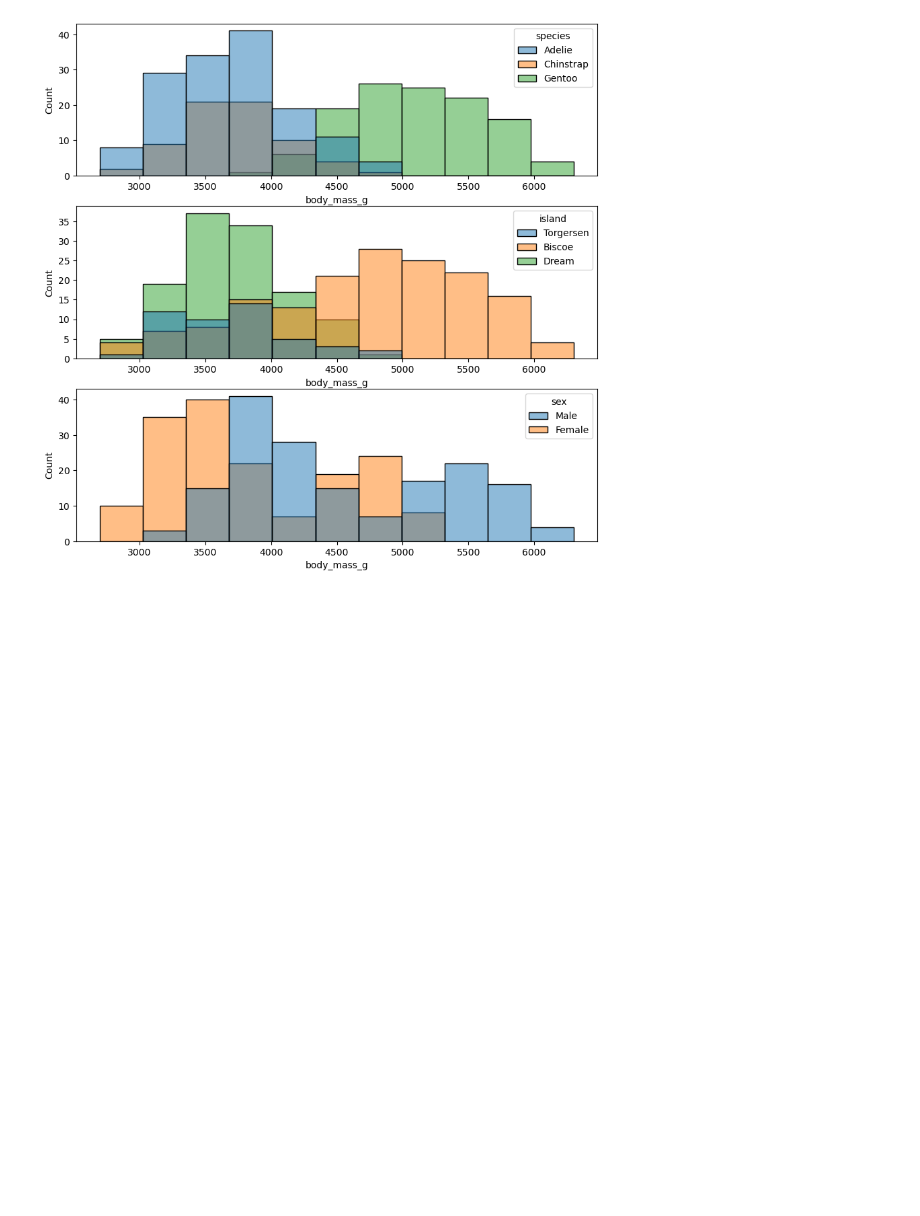
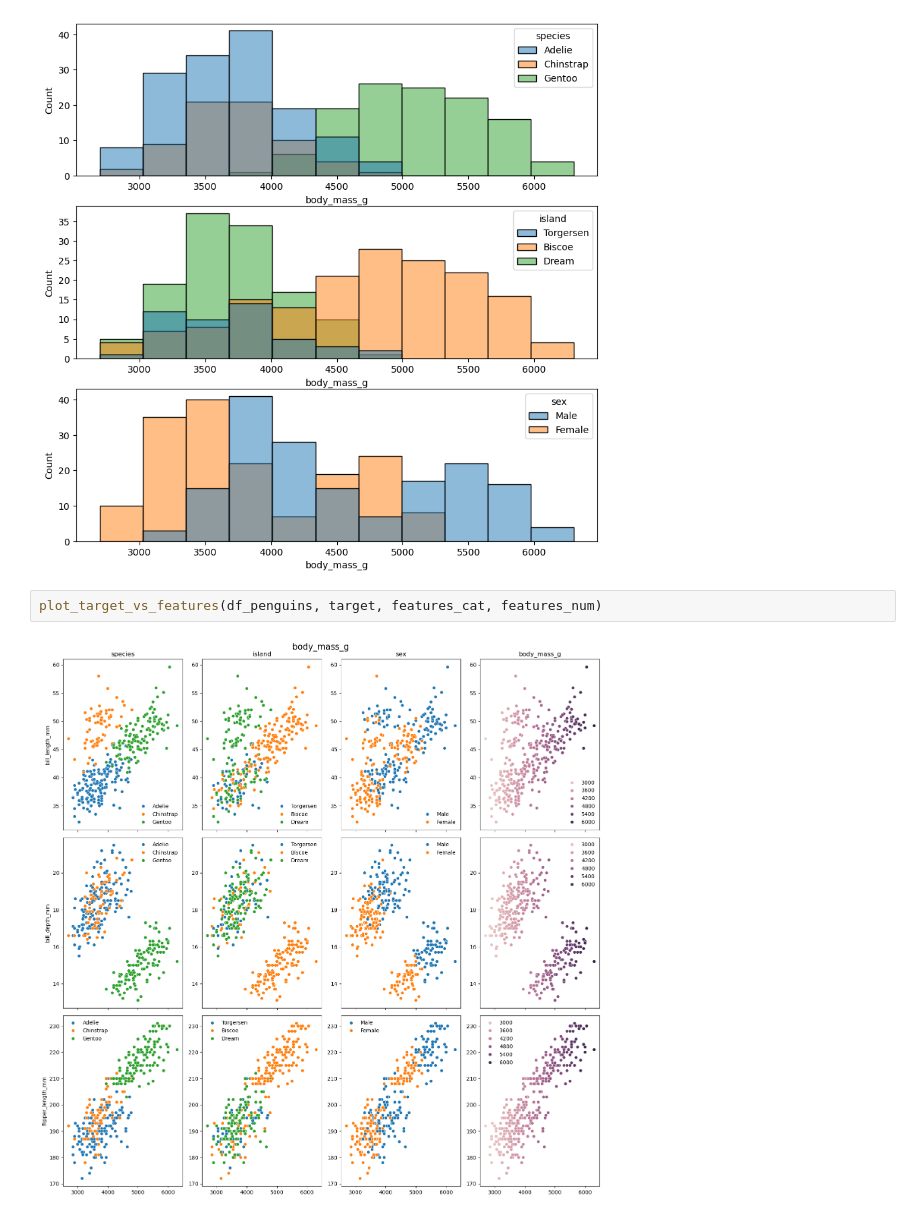
Before and after one commit to vrieraj/ToolBox_Team5, a Jupyter notebook: Ejemplo_Uso.ipynb, the cells around one changed output. Cells and saved outputs as stored; diff of their text form; blank space fills up the shorter version.

Commit message:
Update_plot_targetVSfeatures

```diff
--- a/Ejemplo_Uso.ipynb
+++ b/Ejemplo_Uso.ipynb
@@ -80,3 +80,7 @@ features_cat = get_features_cat_regression(df_penguins, target)
 plot_features_cat_regression(df_penguins, target_col=target, columns=features_cat, pvalue=0.05, with_individual_plot=False, escala_log=False)
 # %% [output]
 [figure]
+# %%
+plot_target_vs_features(df_penguins, target, features_cat, features_num)
+# %% [output]
+[figure, added]
```
Also changed, not shown: 1 other file.
